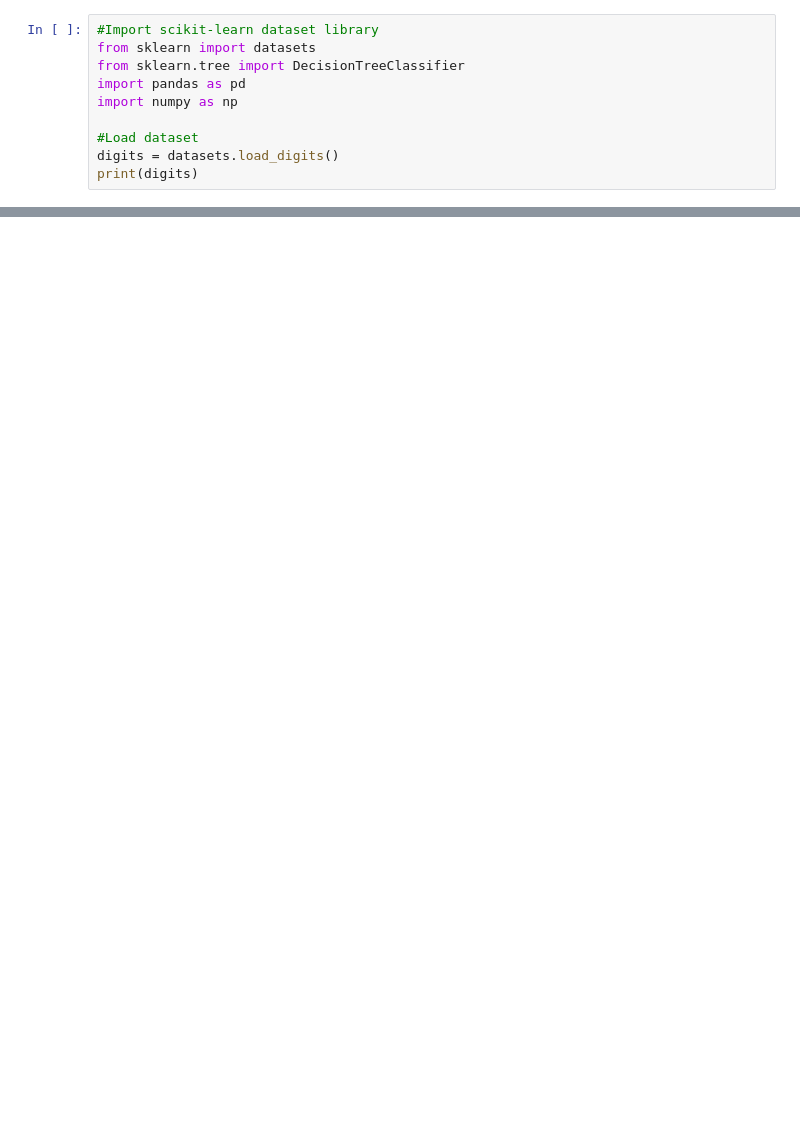
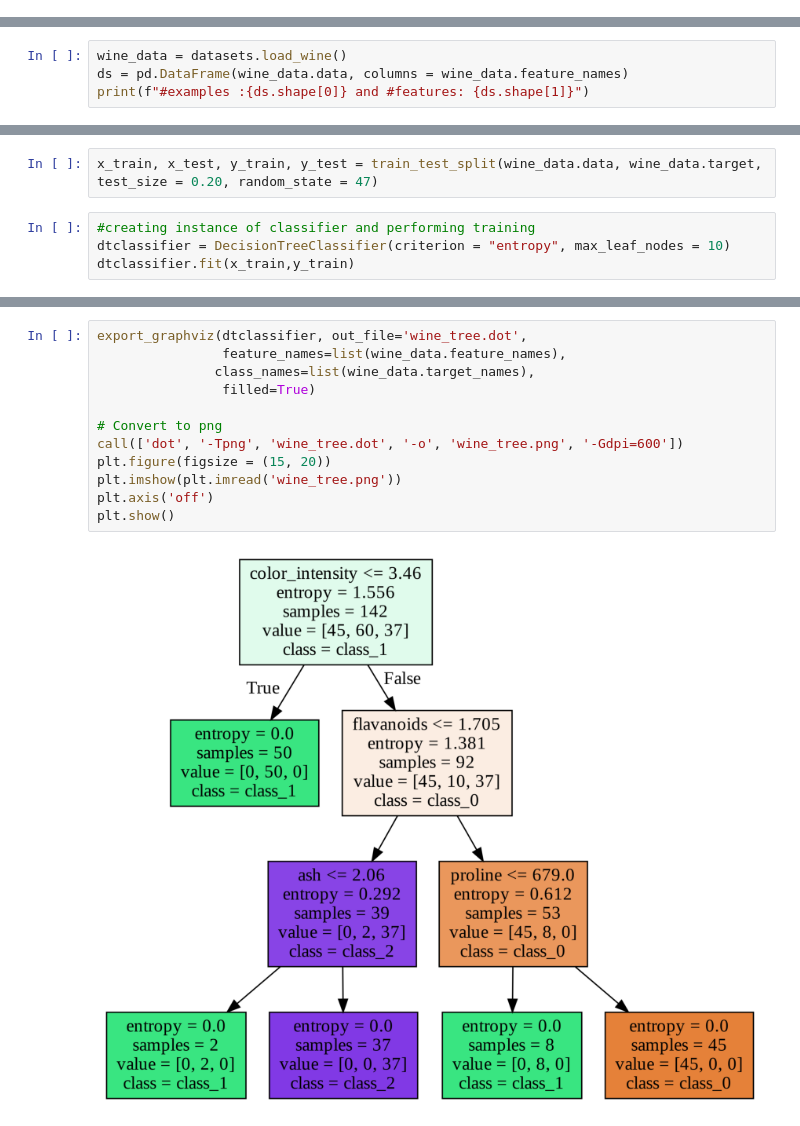
Before and after one commit to dhiraj-01/047_Dhiraj_Govindvira, a Jupyter notebook: Lab4/lab4_2.ipynb, the cells around one changed output, grey strips where cells are left out. Cells and saved outputs as stored; diff of their text form; blank space fills up the shorter version.

```diff
--- a/Lab4/lab4_2.ipynb
+++ b/Lab4/lab4_2.ipynb
@@ -1,10 +0,0 @@
-# %%
-#Import scikit-learn dataset library
-from sklearn import datasets
-from sklearn.tree import DecisionTreeClassifier
-import pandas as pd
-import numpy as np
-
-#Load dataset
-digits = datasets.load_digits()
-print(digits)
@@ -102,0 +14,4 @@ weighted avg       0.79      0.78      0.78       629
+# %%
+wine_data = datasets.load_wine()
+ds = pd.DataFrame(wine_data.data, columns = wine_data.feature_names)
+print(f"#examples :{ds.shape[0]} and #features: {ds.shape[1]}")
@@ -102,0 +38,6 @@ weighted avg       0.79      0.78      0.78       629
+# %%
+x_train, x_test, y_train, y_test = train_test_split(wine_data.data, wine_data.target, test_size = 0.20, random_state = 47)
+# %%
+#creating instance of classifier and performing training
+dtclassifier = DecisionTreeClassifier(criterion = "entropy", max_leaf_nodes = 10)
+dtclassifier.fit(x_train,y_train)
@@ -102,0 +85,14 @@ weighted avg       0.79      0.78      0.78       629
+# %%
+export_graphviz(dtclassifier, out_file='wine_tree.dot',
+                feature_names=list(wine_data.feature_names),
+               class_names=list(wine_data.target_names),
+                filled=True)
+
+# Convert to png
+call(['dot', '-Tpng', 'wine_tree.dot', '-o', 'wine_tree.png', '-Gdpi=600'])
+plt.figure(figsize = (15, 20))
+plt.imshow(plt.imread('wine_tree.png'))
+plt.axis('off')
+plt.show()
+# %% [output]
+[figure, added]
```
Also changed, not shown: parts of 11 cells of this notebook, 1 other file.
